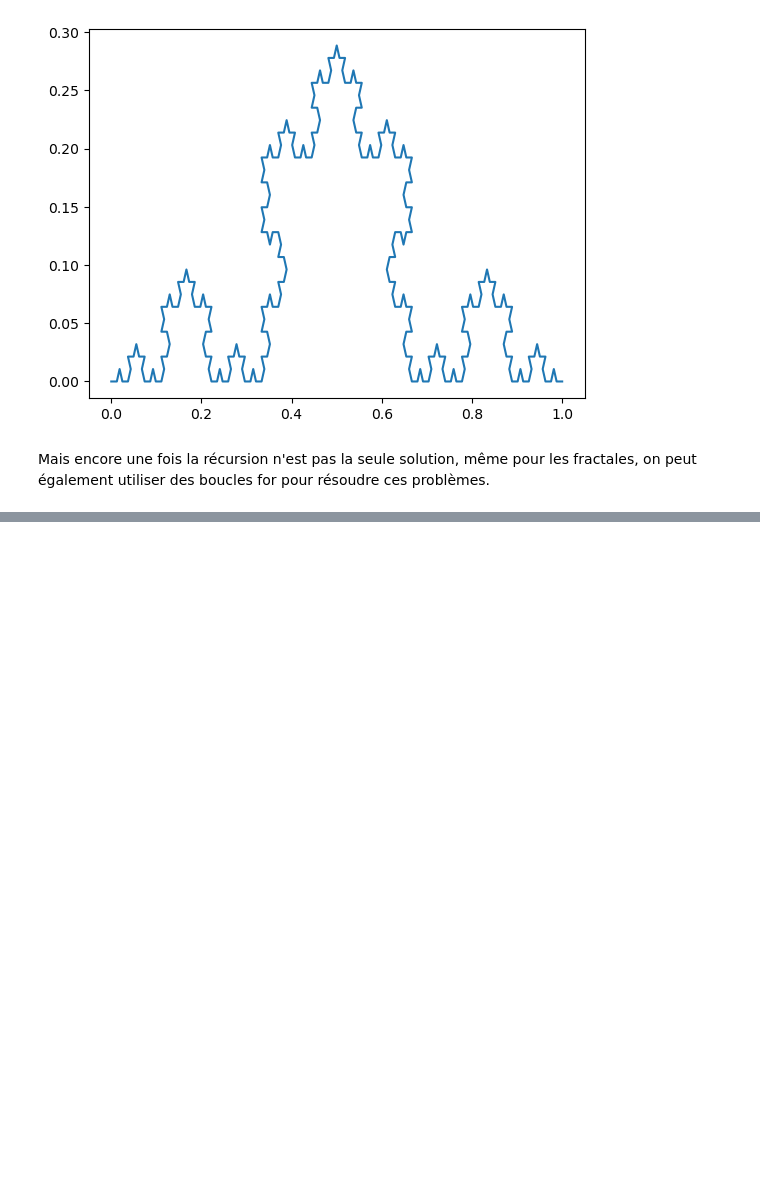
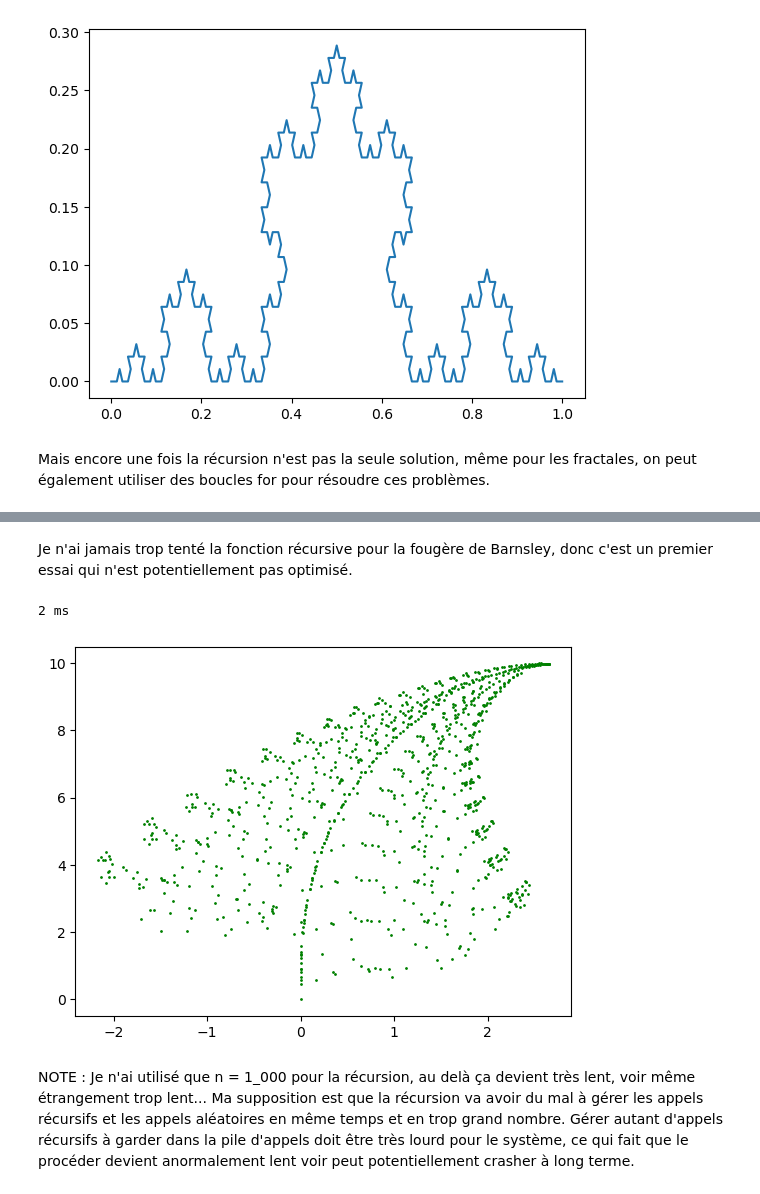
Before and after one commit to WillHCode/HEH-Help, a Jupyter notebook: sample.ipynb, the cells around one changed output, grey strips where cells are left out. Drawn from its saved outputs; the diff is of its cells as text; code cells hidden in the pictures; blank space fills up the shorter version.

```diff
--- a/sample.ipynb
+++ b/sample.ipynb
@@ -461,0 +487,40 @@ plt.show()
+# %% [markdown]
+Je n'ai jamais trop tenté la fonction récursive pour la fougère de Barnsley, donc c'est un premier essai qui n'est potentiellement pas optimisé.
+# %%
+# Exemple de la Fougère de Barnsley récursif, n = 1_000
+
+def barnsley_fern_recursive(n, x=0, y=0, points=None):
+    if points is None:
+        points = [(x, y)]
+
+    if n == 0:
+        return points
+    else:
+        r = np.random.rand()
+        if r < 0.01:
+            x, y = 0, 0.16*y
+        elif r < 0.86:
+            x, y = 0.85*x + 0.04*y, -0.04*x + 0.85*y + 1.6
+        elif r < 0.93:
+            x, y = 0.2*x - 0.26*y, 0.23*x + 0.22*y + 1.6
+        else:
+            x, y = -0.15*x + 0.28*y, 0.26*x + 0.24*y + 0.44
+        points.append((x, y))
+        return barnsley_fern_recursive(n-1, x, y, points)
+
+tmp_ms1 = current_milli_time()
+points = barnsley_fern_recursive(1_000)
+tmp_ms2 = current_milli_time() - tmp_ms1
+
+print(tmp_ms2, "ms")
+
+x, y = zip(*points)
+plt.scatter(x, y, s=1, c='green')
+plt.show()
+# %% [output]
+2 ms
+[figure, added]
+# %% [markdown]
+NOTE :
+Je n'ai utilisé que n = 1_000 pour la récursion, au delà ça devient très lent, voir même étrangement trop lent... Ma supposition est que la récursion va avoir du mal à gérer les appels récursifs et les appels aléatoires en même temps et en trop grand nombre.
+Gérer autant d'appels récursifs à garder dans la pile d'appels doit être très lourd pour le système, ce qui fait que le procéder devient anormalement lent voir peut potentiellement crasher à long terme.
```
Also changed, not shown: parts of 5 cells of this notebook.
